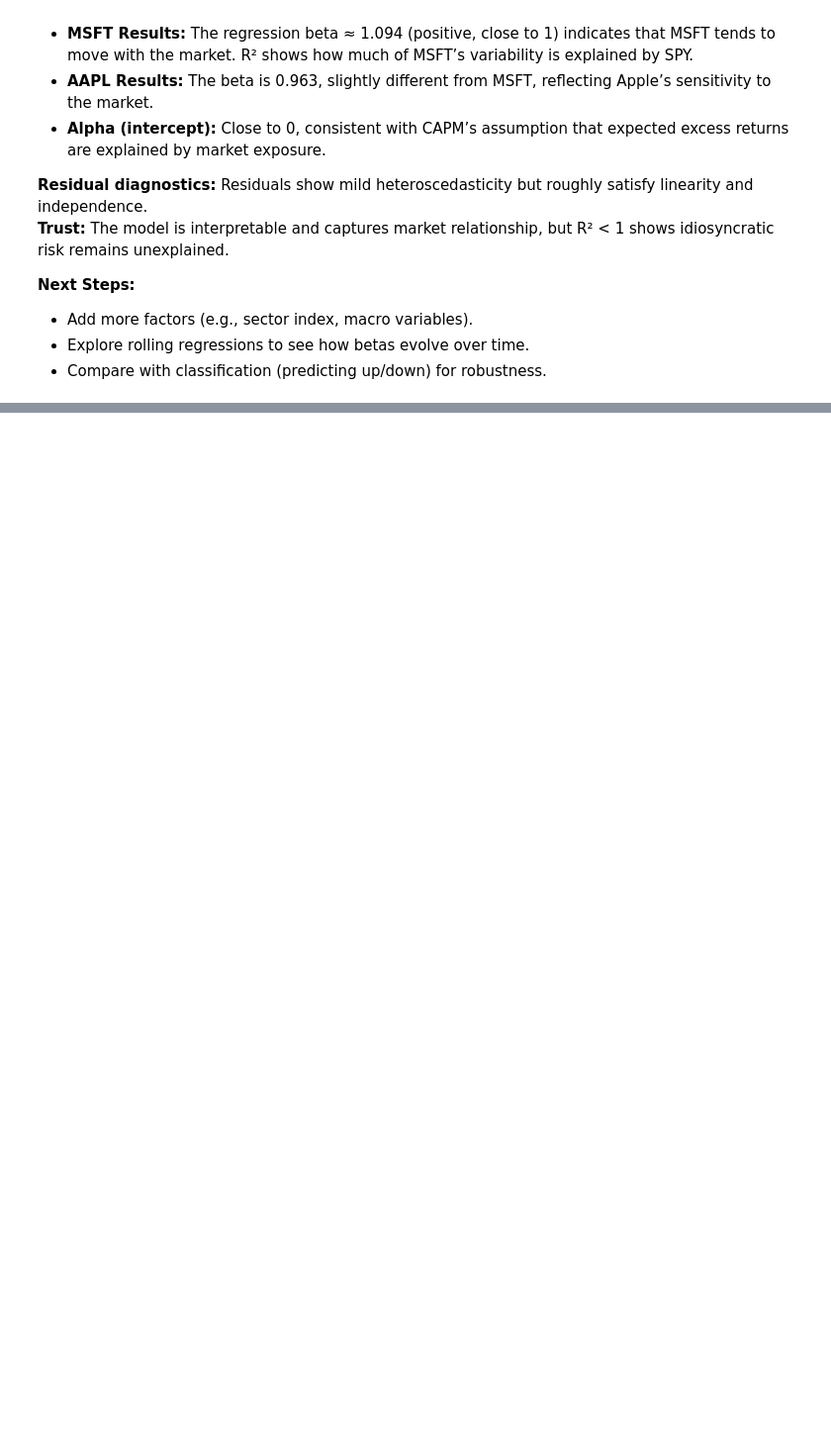
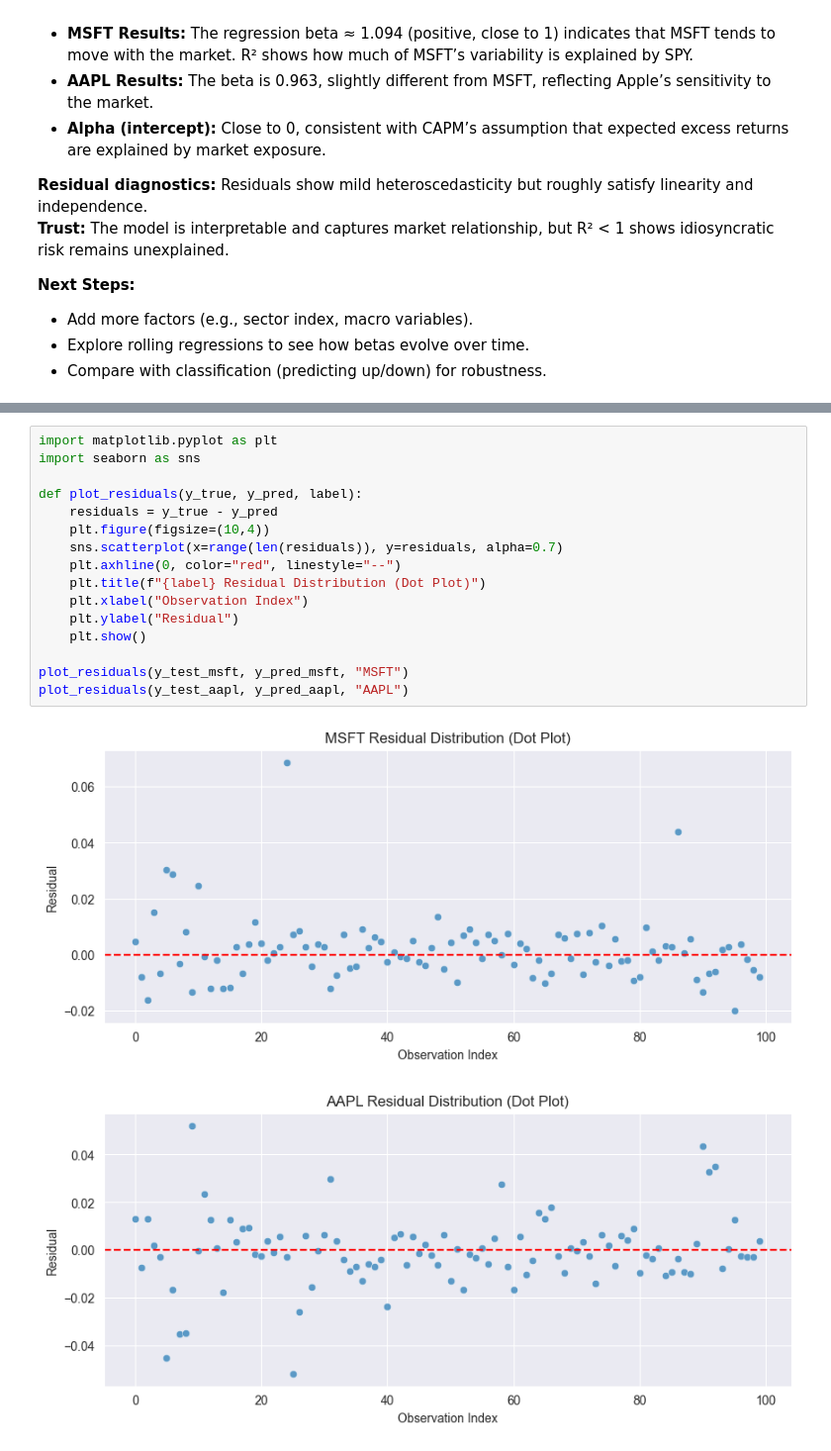
Before and after one commit to Tylerzhuo/bootcamp_haotian_zhuo, a Jupyter notebook: project/notebook/modelling.ipynb, the cells around one changed output, grey strips where cells are left out. Shown at 99% size. Cells and saved outputs as stored; diff of their text form; blank space fills up the shorter version.

Commit message:
Add evaluation visuals and scenario sensitivity analysis

```diff
--- a/project/notebook/modelling.ipynb
+++ b/project/notebook/modelling.ipynb
@@ -129,0 +160,19 @@ We modeled MSFT and AAPL returns as a linear function of SPY returns (market pro
+# %%
+import matplotlib.pyplot as plt
+import seaborn as sns
+
+def plot_residuals(y_true, y_pred, label):
+    residuals = y_true - y_pred
+    plt.figure(figsize=(10,4))
+    sns.scatterplot(x=range(len(residuals)), y=residuals, alpha=0.7)
+    plt.axhline(0, color="red", linestyle="--")
+    plt.title(f"{label} Residual Distribution (Dot Plot)")
+    plt.xlabel("Observation Index")
+    plt.ylabel("Residual")
+    plt.show()
+
+plot_residuals(y_test_msft, y_pred_msft, "MSFT")
+plot_residuals(y_test_aapl, y_pred_aapl, "AAPL")
+# %% [output]
+[figure, added]
+[figure, added]
```
Also changed, not shown: parts of 6 cells of this notebook.
